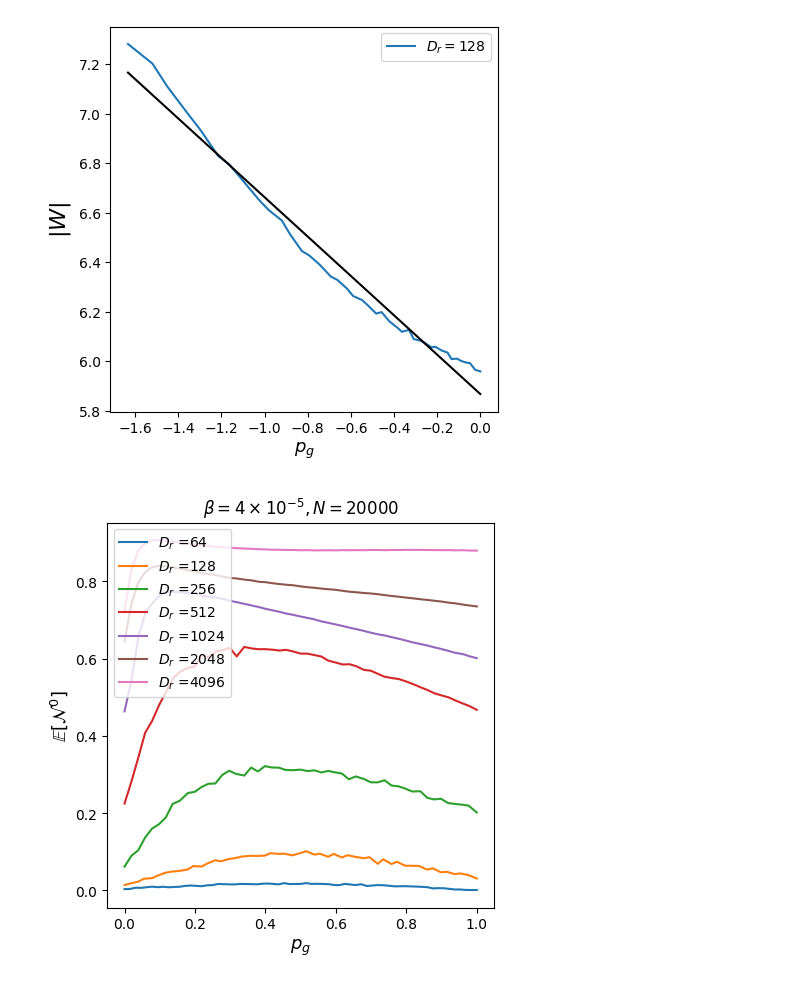
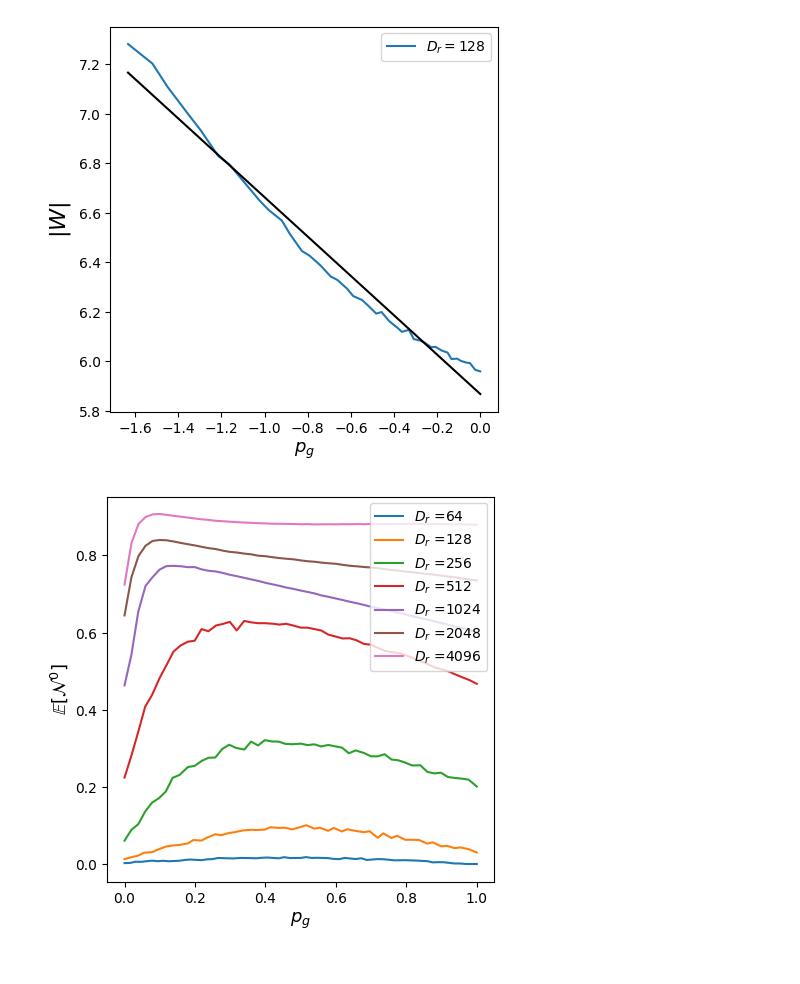
Before and after one commit to pinakm9/random-feature-map, a Jupyter notebook: notebooks/Section-4.1-4.3.ipynb, the cells around one changed output. Saved outputs shown, nothing was run; the diff lists cells and outputs as text; code cells hidden in the pictures.

```diff
--- a/notebooks/Section-4.1-4.3.ipynb
+++ b/notebooks/Section-4.1-4.3.ipynb
@@ -49,10 +49,10 @@ for i in range(2):
         axs[i+2].plot(bsa.percents, std/tau, label=f'{vars[i]} ={item}', linestyle=ls)
     axs[i].set_xlabel(r'$p_g$', fontsize=13)
     axs[i].set_ylabel(r'$\mathbb{E}[\tau_f]$', fontsize=13)
-    axs[i].legend(fontsize=10, loc='upper left')
+    axs[i].legend(fontsize=10, loc='lower right')
     axs[i+2].set_xlabel(r'$p_g$', fontsize=13)
     axs[i+2].set_ylabel(r'$\frac{\sigma[\tau_f]}{\mathbb{E}[\tau_f]}$', fontsize=18)
-    axs[i+2].legend(fontsize=10, loc='upper left')
+    axs[i+2].legend(fontsize=10, loc='upper right')
 ax1.set_title(r'$D_r=300, \beta=4\times10^{-5}$')
 ax2.set_title(r'$\beta=4\times10^{-5}, N=20000$')
 # ax3.set_title(r'$D_r=300, N=20000$')
@@ -374,36 +374,36 @@ save_folders = [ '../data/L63-Strategy-varying-trainsize/',\
                 '../data/L63-Strategy-varying-featuresize/', '../data/L63-Strategy-varying-beta/']
 Ms = [12, 10, 13, 25]
 values = [[625*2**n for n in range(1, Ms[1], 2)], [2**n for n in range(6, Ms[2])], [13, 17, 19, 21, 25]]
 values_ = [[np.log2(625*2**n) for n in range(1, Ms[1], 2)], [n for n in range(6, Ms[2])], [13, 17, 19, 21, 25]]
 vars = ['N', r'$D_r$', r'$-\log_2\beta$']
 vars_ = [r'$\log_2(\text{sample size})$', r'$\log_2(\text{train size})$', r'$\log_2(D_r)$', r'$-\log_2\beta$']
 
 
 
 colors = sns.color_palette()#('husl', len(values[i]))
 ax.set_prop_cycle('color', colors)
 i = 1
 for j, item in enumerate(values[i]):
     if 2*j < len(values[i]):
         ls = 'solid'
     else:
         ls = 'solid'
     bsa = sr1.BatchStrategyAnalyzer_SMLR(save_folders[i] + str(item))
     tau, std = bsa.get_line('0_cols_W')
     ax.plot(bsa.percents, tau, label=f'{vars[i]} ={item}', linestyle=ls)
     # ax.scatter(bsa.percents, tau, s=10, marker='x')
     # axs[i+2].plot(bsa.percents, std/tau, label=f'{vars[i]} ={item}', linestyle=ls)
 ax.set_xlabel(r'$p_g$', fontsize=13)
 ax.set_ylabel(r'$\mathbb{E}[\mathcal{N}^0]$', fontsize=13)
-ax.legend(fontsize=10, loc='upper left')
+ax.legend(fontsize=10, loc='upper right')
 
 ax1.set_title(r'$D_r=300, \beta=4\times10^{-5}$')
-ax.set_title(r'$\beta=4\times10^{-5}, N=20000$')
+# ax.set_title(r'$\beta=4\times10^{-5}, N=20000$')
 # ax3.set_title(r'$D_r=300, N=20000$')
 plt.subplots_adjust(hspace=0.16, wspace=0.3)
 plt.savefig(f'../data/plots/zero_cols.png', dpi=300, bbox_inches='tight')
 # %% [output]
-[figure, old version]
+[figure, new version]
 # %%
 fig = plt.figure(figsize=(5, 5))
 ax = fig.add_subplot(111)
```
Also changed, not shown: parts of 5 cells of this notebook, 4 other files.
